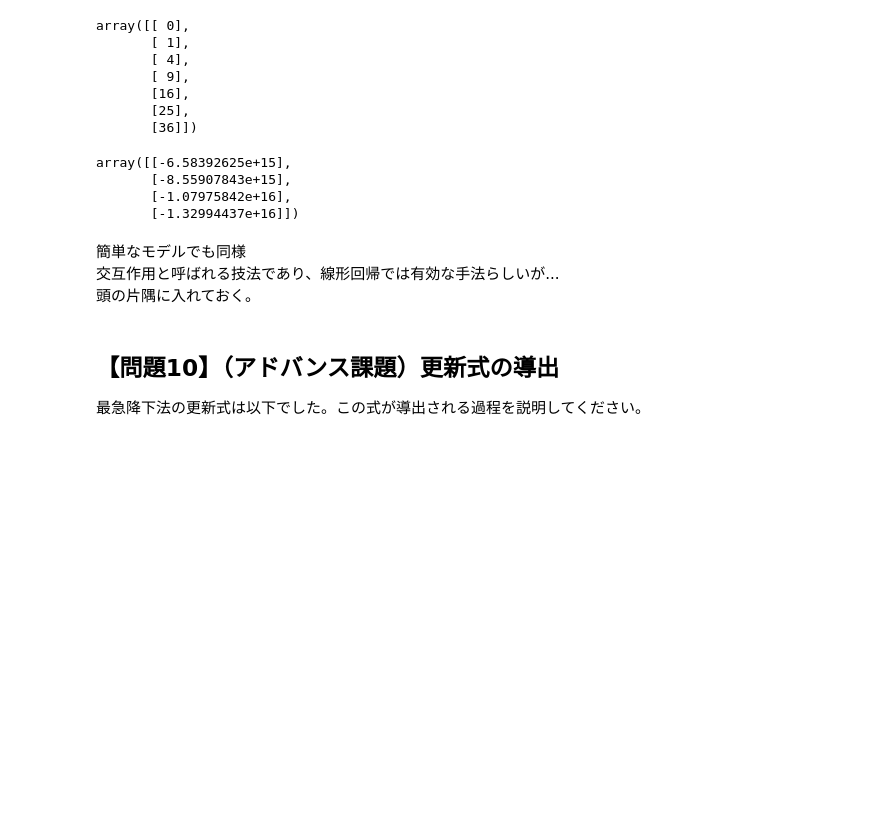
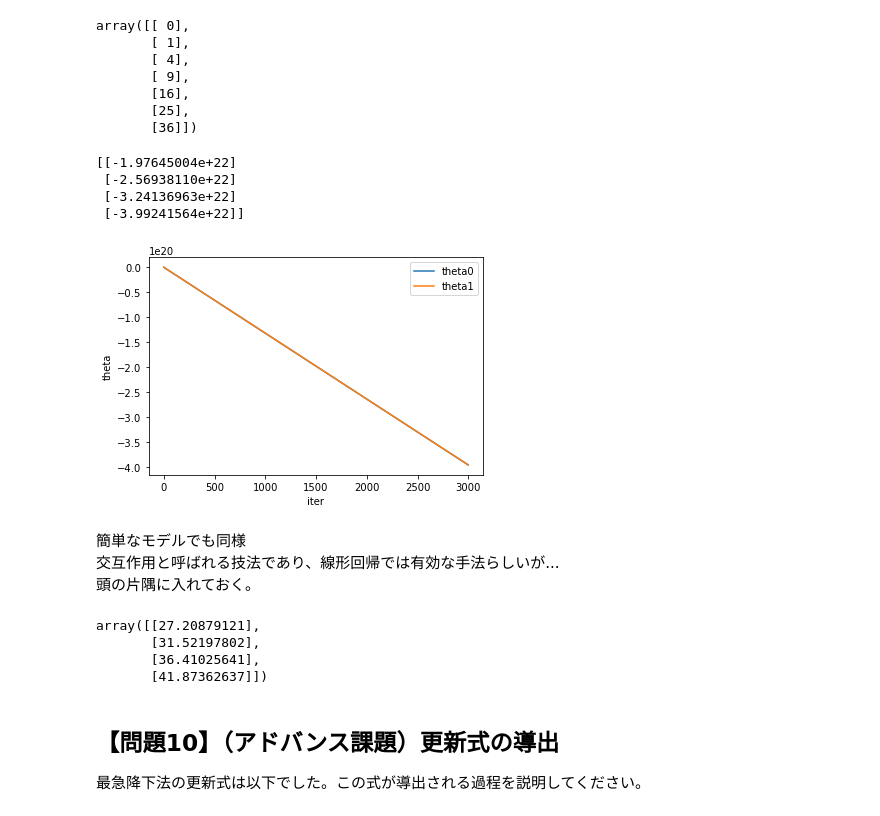
Before and after one commit to satoshi-MTS/DIC_Linear_regression, a Jupyter notebook: result.ipynb, the cells around one changed output. Saved outputs shown, nothing was run; the diff lists cells and outputs as text; code cells hidden in the pictures; blank space fills up the shorter version.

```diff
--- a/result.ipynb
+++ b/result.ipynb
@@ -838,18 +838,29 @@ array([[ 0],
        [25],
        [36]])
 # %%
-model_2 = ScratchLinearRegression(num_iter=1, lr=0.00005)
+model_2 = ScratchLinearRegression(num_iter=3000, lr=0.1)
 model_2.fit(train_x_2, train_y)
-model_2.predict(test_x_2)
+print(model_2.predict(test_x_2))
+model_2.draw_graph()
 # %% [output]
-array([[-6.58392625e+15],
-       [-8.55907843e+15],
-       [-1.07975842e+16],
-       [-1.32994437e+16]])
+[[-1.97645004e+22]
+ [-2.56938110e+22]
+ [-3.24136963e+22]
+ [-3.99241564e+22]]
+[figure, added]
 # %% [markdown]
 簡単なモデルでも同様
 交互作用と呼ばれる技法であり、線形回帰では有効な手法らしいが...
 頭の片隅に入れておく。
+# %%
+sk_model_2 = LinearRegression()
+sk_model_2.fit(train_x_2, train_y)
+sk_model_2.predict(test_x_2)
+# %% [output]
+array([[27.20879121],
+       [31.52197802],
+       [36.41025641],
+       [41.87362637]])
 # %% [markdown]
 ## 【問題10】（アドバンス課題）更新式の導出
 最急降下法の更新式は以下でした。この式が導出される過程を説明してください。
```
